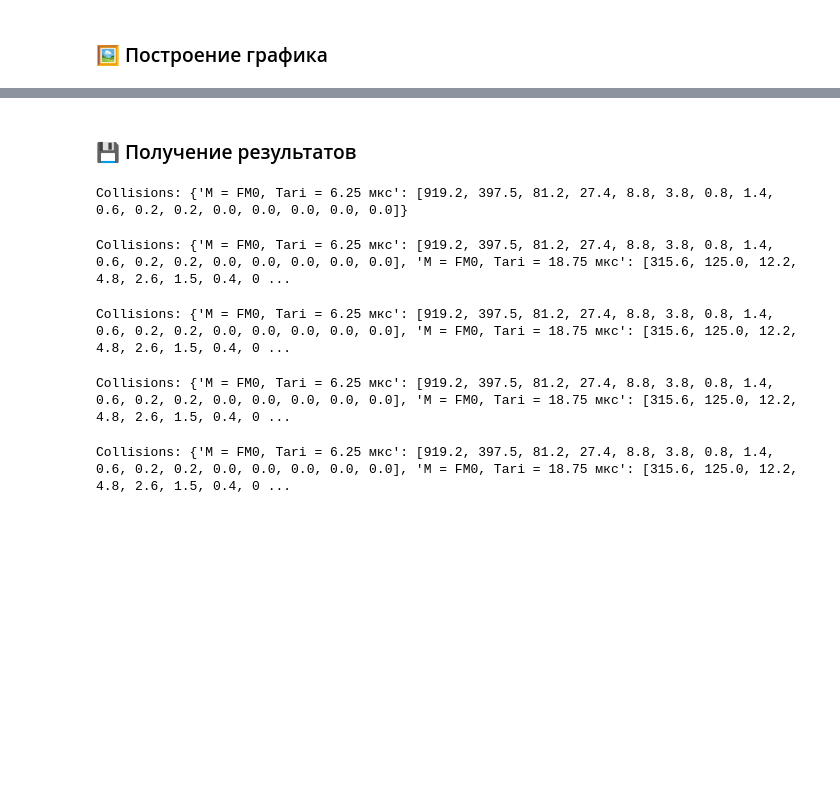
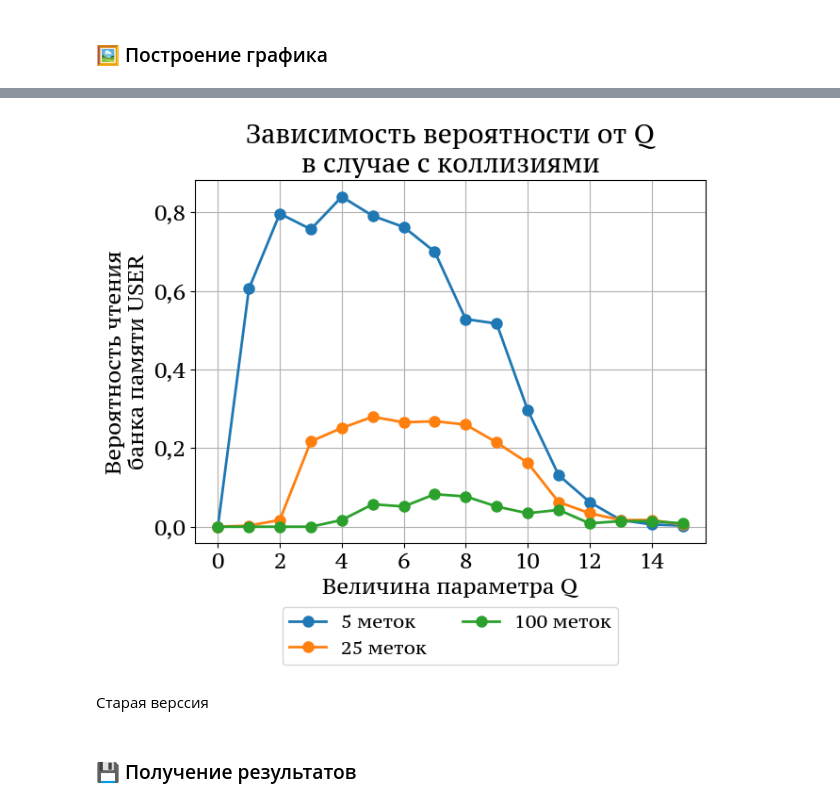
Before and after one commit to VilmenAbramian/simulation, a Jupyter notebook: pysim/experiments/rfid_multiple_tag.ipynb, the cells around one changed output, grey strips where cells are left out. Drawn from its saved outputs; the diff is of its cells as text; code cells hidden in the pictures; blank space fills up the shorter version.

```diff
--- a/pysim/experiments/rfid_multiple_tag.ipynb
+++ b/pysim/experiments/rfid_multiple_tag.ipynb
@@ -110 +138,6 @@ plot_probs(
+# %%
+# time1 = estimate_generation_interval(10, reading_zone, q_params_list[0]["speed"])
+time2 = estimate_generation_interval(5, reading_zone, q_params_list[0]["speed"])
+time3 = estimate_generation_interval(25, reading_zone, q_params_list[0]["speed"])
+time4 = estimate_generation_interval(100, reading_zone, q_params_list[0]["speed"])
 # %%
@@ -113,0 +169,19 @@ additional_params = {
+# %%
+labels = ["5 меток", "25 меток", "100 меток"]
+# %%
+results_list = []
+
+for label, tag_params in zip(labels, tag_period_params):
+    results = calculate_probs(
+        variable="q",
+        variable_values=q_variable,
+        params_list=params_list,
+        key_fn=lambda _: "",  # пустая заглушка, не используется
+        manual_key=label,
+        additional_params = tag_params,
+        use_json=False,
+        save_results=True,
+        json_directory=JSON_DIRECTORY,
+        file_name="q_collision_new.json"
+    )
+    results_list.append(results)
@@ -114,23 +195,39 @@ additional_params = {
+# %%
+# Объединение результатов
+merged_results = {}
+for d in results_list:
+    merged_results.update(d)
+
+# Построение графика
+plot_probs(
+    results_list=[merged_results],       # один подграфик
+    labels_list=labels,                # список меток для него
+    titles=["Зависимость вероятности от Q\nв случае с коллизиями"],
+    x_variable=q_variable,
+    x_label="Величина параметра Q",
+    image_name="Collision probs",
+    save_fig=False,
+    image_directory=IMG_DIRECTORY,
+    integer_labels=True
+)
+# %% [output]
+[figure, added]
+# %% [markdown]
+Старая верссия
 # %% [markdown]
 ### 💾 Получение результатов
 # %%
-q_result = calculate_probs(
-    variable="q",
-    variable_values=q_variable,
-    params_list=q_params_list,
-    key_fn=key_name,
-    additional_params = additional_params,
-    use_json=False,
-    save_results=False,
-    json_directory=JSON_DIRECTORY,
-    file_name="q_collision.json"
-)
+# q_result = calculate_probs(
+#     variable="q",
+#     variable_values=q_variable,
+#     params_list=q_params_list,
+#     key_fn=key_name,
+#     additional_params = additional_params,
+#     use_json=False,
+#     save_results=False,
+#     json_directory=JSON_DIRECTORY,
+#     file_name="q_collision.json"
+# )
 # Моделирование на M3 Pro с 'num_tags': 200:
 # Моделирование по переменной q: 100%|██████████| 5/5 [02:11<00:00, 26.29s/it]
-# %% [output]
-Collisions: {'M = FM0, Tari = 6.25 мкс': [919.2, 397.5, 81.2, 27.4, 8.8, 3.8, 0.8, 1.4, 0.6, 0.2, 0.2, 0.0, 0.0, 0.0, 0.0, 0.0]}
-Collisions: {'M = FM0, Tari = 6.25 мкс': [919.2, 397.5, 81.2, 27.4, 8.8, 3.8, 0.8, 1.4, 0.6, 0.2, 0.2, 0.0, 0.0, 0.0, 0.0, 0.0], 'M = FM0, Tari = 18.75 мкс': [315.6, 125.0, 12.2, 4.8, 2.6, 1.5, 0.4, 0 ...
-Collisions: {'M = FM0, Tari = 6.25 мкс': [919.2, 397.5, 81.2, 27.4, 8.8, 3.8, 0.8, 1.4, 0.6, 0.2, 0.2, 0.0, 0.0, 0.0, 0.0, 0.0], 'M = FM0, Tari = 18.75 мкс': [315.6, 125.0, 12.2, 4.8, 2.6, 1.5, 0.4, 0 ...
-Collisions: {'M = FM0, Tari = 6.25 мкс': [919.2, 397.5, 81.2, 27.4, 8.8, 3.8, 0.8, 1.4, 0.6, 0.2, 0.2, 0.0, 0.0, 0.0, 0.0, 0.0], 'M = FM0, Tari = 18.75 мкс': [315.6, 125.0, 12.2, 4.8, 2.6, 1.5, 0.4, 0 ...
-Collisions: {'M = FM0, Tari = 6.25 мкс': [919.2, 397.5, 81.2, 27.4, 8.8, 3.8, 0.8, 1.4, 0.6, 0.2, 0.2, 0.0, 0.0, 0.0, 0.0, 0.0], 'M = FM0, Tari = 18.75 мкс': [315.6, 125.0, 12.2, 4.8, 2.6, 1.5, 0.4, 0 ...
 # %%
```
Also changed, not shown: parts of 11 cells of this notebook, 8 other files.
